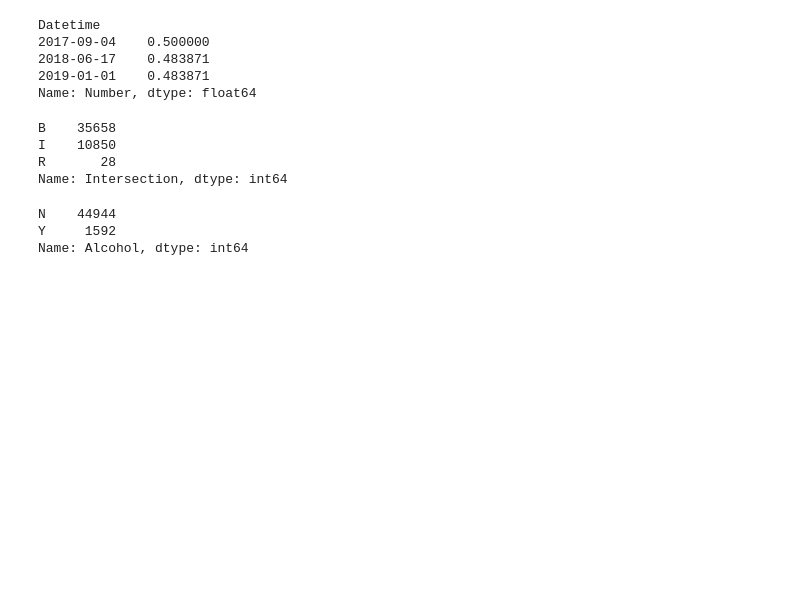
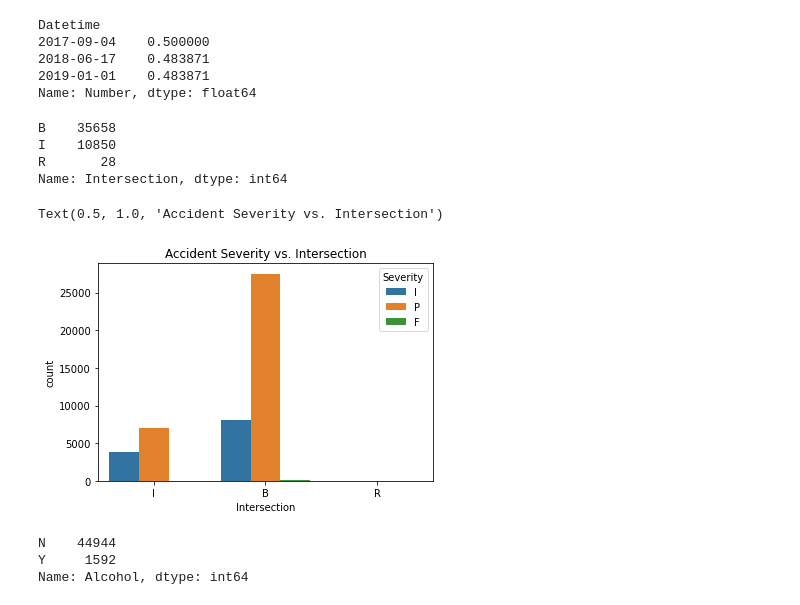
Before and after one commit to nshang88/NJ-Traffic-Research, a Jupyter notebook: Traffic_EDA.ipynb, the cells around one changed output. Drawn from its saved outputs; the diff is of its cells as text; code cells hidden in the pictures; blank space fills up the shorter version.

```diff
--- a/Traffic_EDA.ipynb
+++ b/Traffic_EDA.ipynb
@@ -502,6 +572,13 @@ B    35658
 I    10850
 R       28
 Name: Intersection, dtype: int64
+# %%
+# Intersection is easy to cause injury
+ax = sns.countplot(x="Intersection", hue="Severity", data=df1)
+ax.set_title('Accident Severity vs. Intersection')
+# %% [output]
+Text(0.5, 1.0, 'Accident Severity vs. Intersection')
+[figure, added]
 # %%
 df1.Alcohol.value_counts()
 # %% [output]
```
Also changed, not shown: parts of 41 cells of this notebook.
